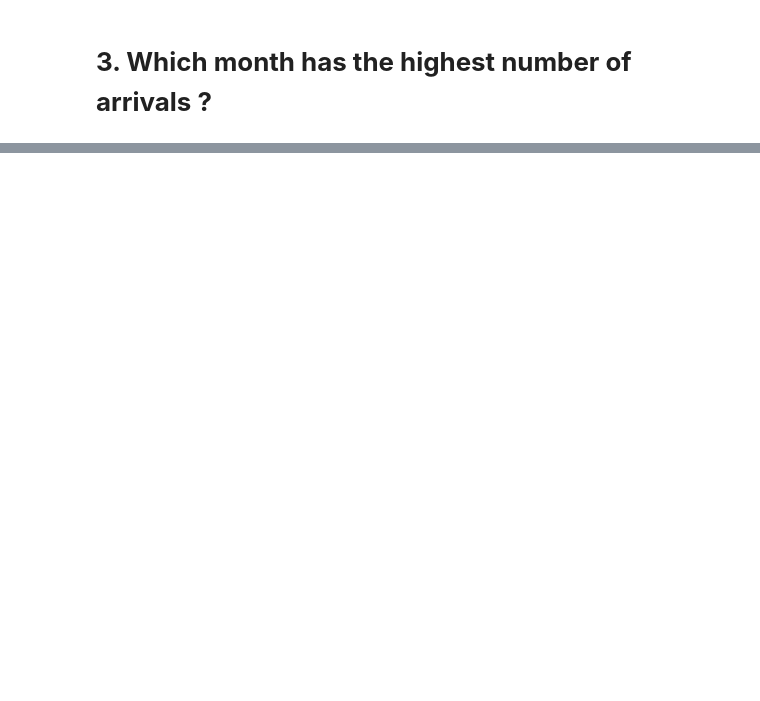
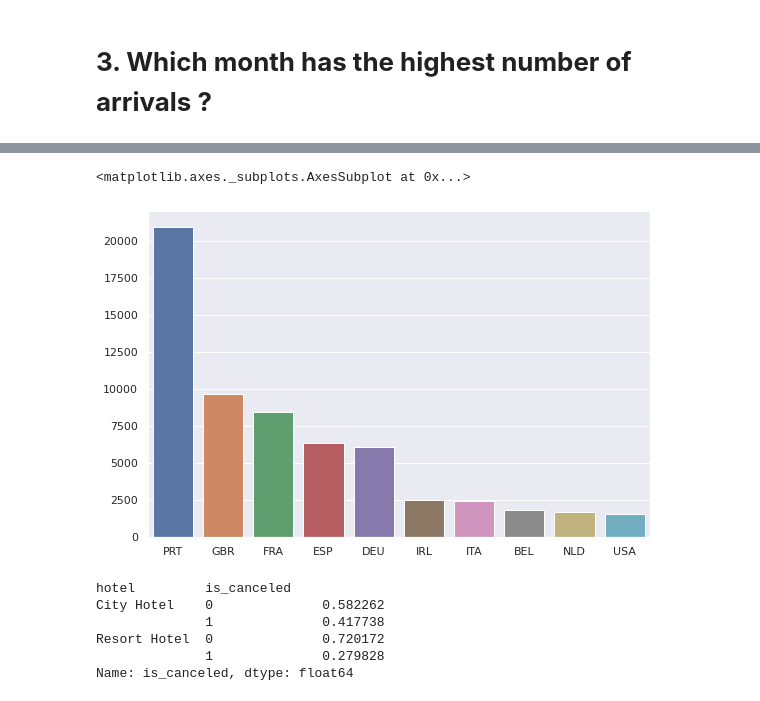
Before and after one commit to FarazAhmad2/EDA-on-Hotel-Booking, a Jupyter notebook: Hotel_Booking_Analysis_Capstone_Project.ipynb, the cells around one changed output, grey strips where cells are left out. Cells and saved outputs as stored; diff of their text form; code cells hidden in the pictures; blank space fills up the shorter version.

```diff
--- a/Hotel_Booking_Analysis_Capstone_Project.ipynb
+++ b/Hotel_Booking_Analysis_Capstone_Project.ipynb
@@ -213,0 +226,14 @@ df['arrival_date_month'].value_counts().plot(kind='bar').set(xlabel=('Months'),
+# %%
+sns.barplot (y= list(confirmed_bookings.country.value_counts().head (10)), x= list(confirmed_bookings.country.value_counts().head(10).index))
+# %% [output]
+<matplotlib.axes._subplots.AxesSubplot at 0x...>
+[figure, added]
+# %%
+df.groupby('hotel')['is_canceled'].value_counts(normalize=True)
+# %% [output]
+hotel         is_canceled
+City Hotel    0              0.582262
+              1              0.417738
+Resort Hotel  0              0.720172
+              1              0.279828
+Name: is_canceled, dtype: float64
```
Also changed, not shown: parts of 17 cells of this notebook.
